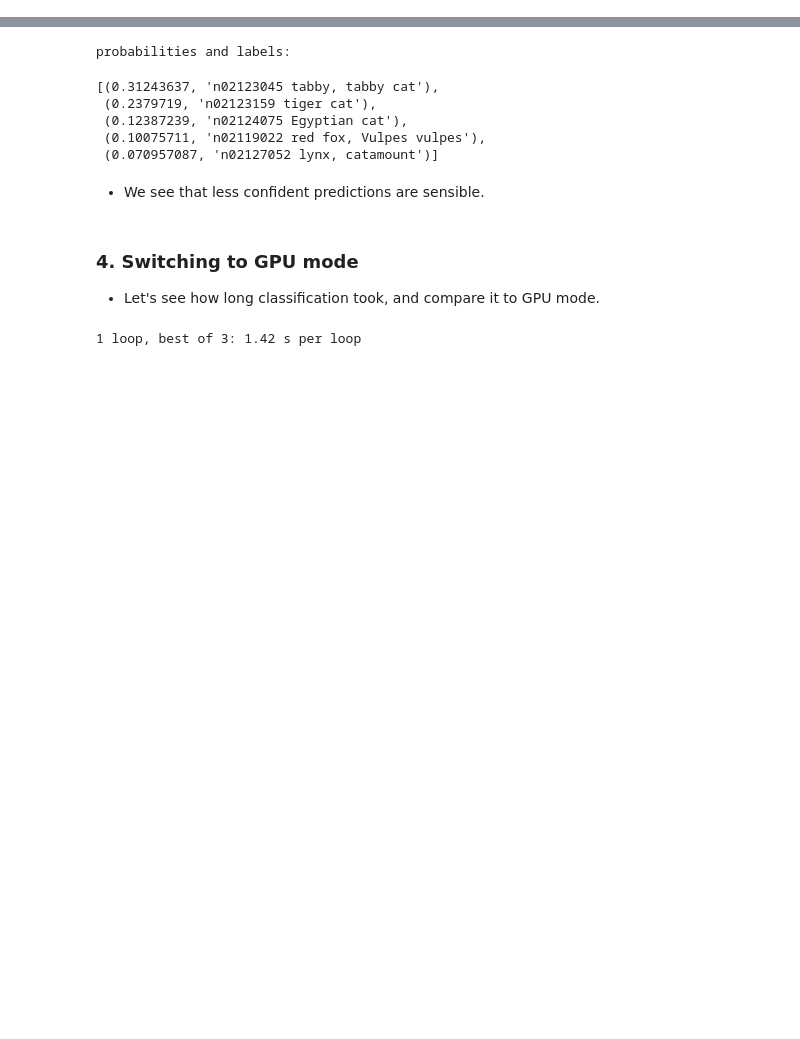
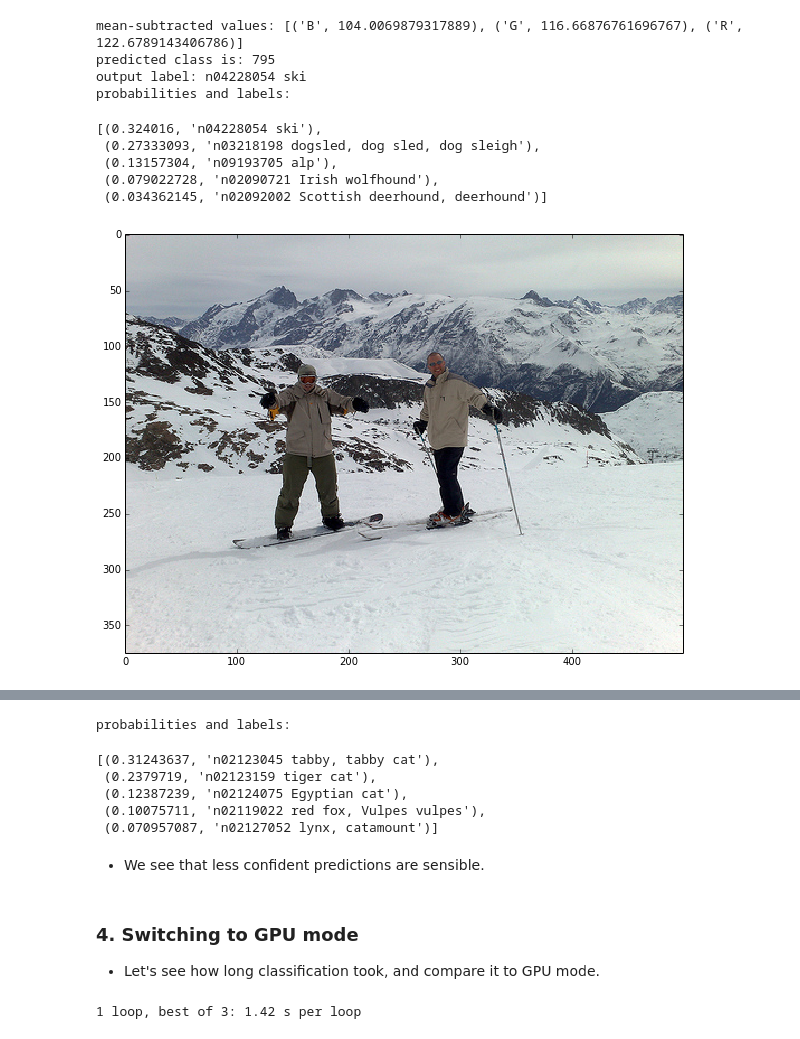
Before and after one commit to mustafaghali/Caffe-CNN-Benchmarks, a Jupyter notebook: 00-classification.ipynb, the cells around one changed output, grey strips where cells are left out. Cells and saved outputs as stored; diff of their text form; code cells hidden in the pictures; blank space fills up the shorter version.

```diff
--- a/00-classification.ipynb
+++ b/00-classification.ipynb
@@ -11,29 +5,89 @@ We'll compare CPU and GPU modes and then dig into the model to inspect features
 # %%
 # set up Python environment: numpy for numerical routines, and matplotlib for plotting
 import numpy as np
 import matplotlib.pyplot as plt
 # display plots in this notebook
 %matplotlib inline
 
 # set display defaults
 plt.rcParams['figure.figsize'] = (10, 10)        # large images
 plt.rcParams['image.interpolation'] = 'nearest'  # don't interpolate: show square pixels
 plt.rcParams['image.cmap'] = 'jet'  # use grayscale output rather than a (potentially misleading) color heatmap
 
 ## The caffe module needs to be on the Python path;
 #  we'll add it here explicitly.
 
 import sys
 caffe_root = '../caffe'  # this file should be run from {caffe_root}/examples (otherwise change this line)
 sys.path.insert(0, caffe_root + 'python')
 
 import caffe
-# If you get "No module named _caffe", either you have not built pycaffe or you have the wrong path.
-# Load `caffe`.
-#* If needed, download the reference model ("CaffeNet", a variant of AlexNet).
-import os
-if os.path.isfile(caffe_root + 'models/bvlc_reference_caffenet/bvlc_reference_caffenet.caffemodel'):
-    print 'CaffeNet found.'
-else:
-    print 'Downloading pre-trained CaffeNet model...'
-    !../scripts/download_model_binary.py ../models/bvlc_reference_caffenet
+
+caffe.set_mode_cpu()
+
+model_def ='../models/CaffeNet/deploy.prototxt'
+model_weights ='../models/CaffeNet/bvlc_reference_caffenet.caffemodel'
+
+net = caffe.Net(model_def,      # defines the structure of the model
+                model_weights,  # contains the trained weights
+                caffe.TEST)     # use test mode (e.g., don't perform dropout
+
+# load the mean ImageNet image (as distributed with Caffe) for subtraction
+mu = np.load(caffe_root + '/python/caffe/imagenet/ilsvrc_2012_mean.npy')
+mu = mu.mean(1).mean(1)  # average over pixels to obtain the mean (BGR) pixel values
+print 'mean-subtracted values:', zip('BGR', mu)
+
+
+# create transformer for the input called 'data'
+transformer = caffe.io.Transformer({'data': net.blobs['data'].data.shape})
+
+transformer.set_transpose('data', (2,0,1))  # move image channels to outermost dimension
+transformer.set_mean('data', mu)            # subtract the dataset-mean value in each channel
+transformer.set_raw_scale('data', 255)      # rescale from [0, 1] to [0, 255]
+transformer.set_channel_swap('data', (2,1,0))  # swap channels from RGB to BGR
+
+# set the size of the input (we can skip this if we're happy
+#  with the default; we can also change it later, e.g., for different batch sizes)
+net.blobs['data'].reshape(50,        # batch size
+                          3,         # 3-channel (BGR) images
+                          227, 227)  # image size is 227x227
+
+image = caffe.io.load_image('../data/ILSVRC2012_img_val/ILSVRC2012_val_00000002.JPEG')
+transformed_image = transformer.preprocess('data', image)
+plt.imshow(image)
+
+# copy the image data into the memory allocated for the net
+net.blobs['data'].data[...] = transformed_image
+
+### perform classification
+output = net.forward()
+
+output_prob = output['prob'][0]  # the output probability vector for the first image in the batch
+
+print 'predicted class is:', output_prob.argmax()
+
+# The net gives us a vector of probabilities; the most probable class was the 281st one. But is that correct? Let's check the ImageNet labels...
+
+# load ImageNet labels
+labels_file = caffe_root + '/data/ilsvrc12/synset_words.txt'
+
+labels = np.loadtxt(labels_file, str, delimiter='\t')
+
+print 'output label:', labels[output_prob.argmax()]
+
+# sort top five predictions from softmax output
+top_inds = output_prob.argsort()[::-1][:5]  # reverse sort and take five largest items
+
+print 'probabilities and labels:'
+zip(output_prob[top_inds], labels[top_inds])
+# %% [output]
+mean-subtracted values: [('B', 104.0069879317889), ('G', 116.66876761696767), ('R', 122.6789143406786)]
+predicted class is: 795
+output label: n04228054 ski
+probabilities and labels:
+[(0.324016, 'n04228054 ski'),
+ (0.27333093, 'n03218198 dogsled, dog sled, dog sleigh'),
+ (0.13157304, 'n09193705 alp'),
+ (0.079022728, 'n02090721 Irish wolfhound'),
+ (0.034362145, 'n02092002 Scottish deerhound, deerhound')]
+[figure, added]
```
Also changed, not shown: parts of 16 cells of this notebook.
